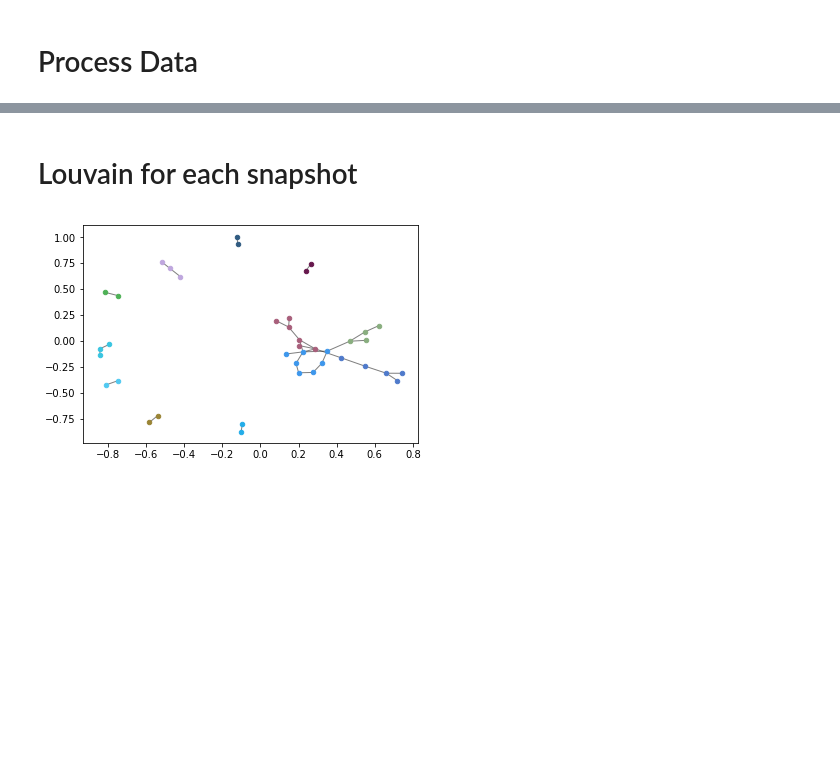
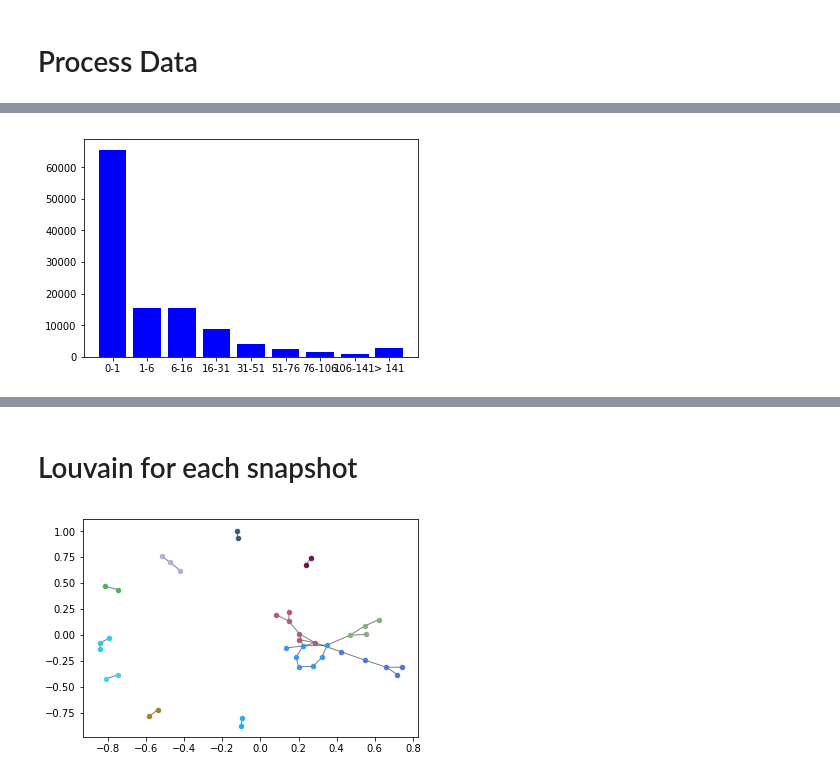
Before and after one commit to Anhtu07/Community-Detection, a Jupyter notebook: Debian Mailing List.ipynb, the cells around one changed output, grey strips where cells are left out. Drawn from its saved outputs; the diff is of its cells as text; code cells hidden in the pictures; blank space fills up the shorter version.

```diff
--- a/Debian Mailing List.ipynb
+++ b/Debian Mailing List.ipynb
@@ -16,3 +16,19 @@ for link in processed_dml:
         threads_dict.update({thread_id : [link[0:5]]})
     else:
         threads_dict[thread_id].append(link[0:5])
+# %%
+import numpy as np
+duration = []
+for index in threads_dict:
+    thread = threads_dict[index]
+    t_min = thread[0][0]
+    t_max = thread[-1][0]
+    for link in thread:
+        time = link[0]
+        if time > t_max:
+            t_max = time
+        if time < t_min:
+            t_min = time
+    duration.append((t_max - t_min) / 3600 )
+
+duration = np.array(duration)
@@ -18,0 +66,30 @@ for link in processed_dml:
+# %%
+max_intercontact = sorted(max_intercontact)
+min_intercontact = sorted(min_intercontact)
+# %%
+mih = {}
+prev = 0
+i = 1
+count_la = 0
+count = 0
+final = 1
+for time in max_intercontact:
+    count_la += 1
+    if time < i:
+        count += 1
+    else:
+        mih.update({str(prev) + '-' + str(i) : count})
+        prev = i
+        i += 5 * final
+        final += 1
+        count = 1
+
+    if final > 8:
+        break
+
+mih.update({'> 141' : len(max_intercontact) - count_la})
+# %%
+plt.bar(list(mih.keys()), mih.values(), color='b')
+plt.show()
+# %% [output]
+[figure, added]
```
Also changed, not shown: parts of 7 cells of this notebook, 1 other file.
